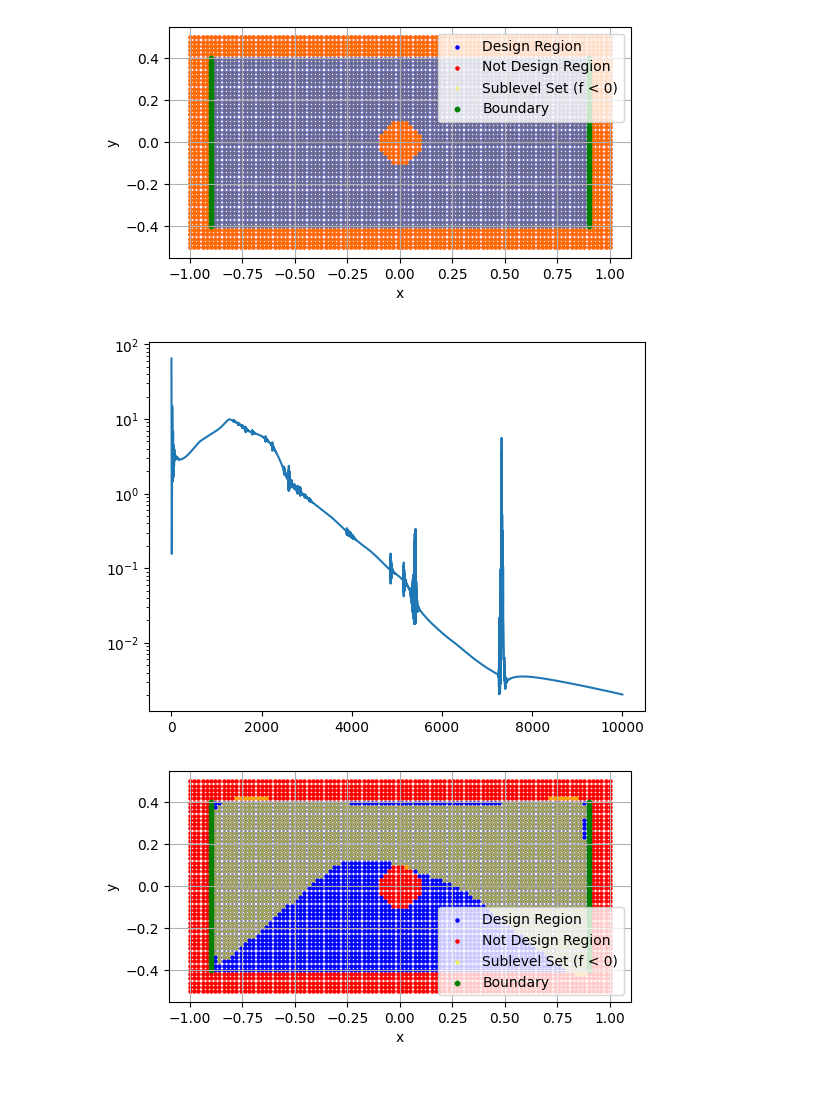
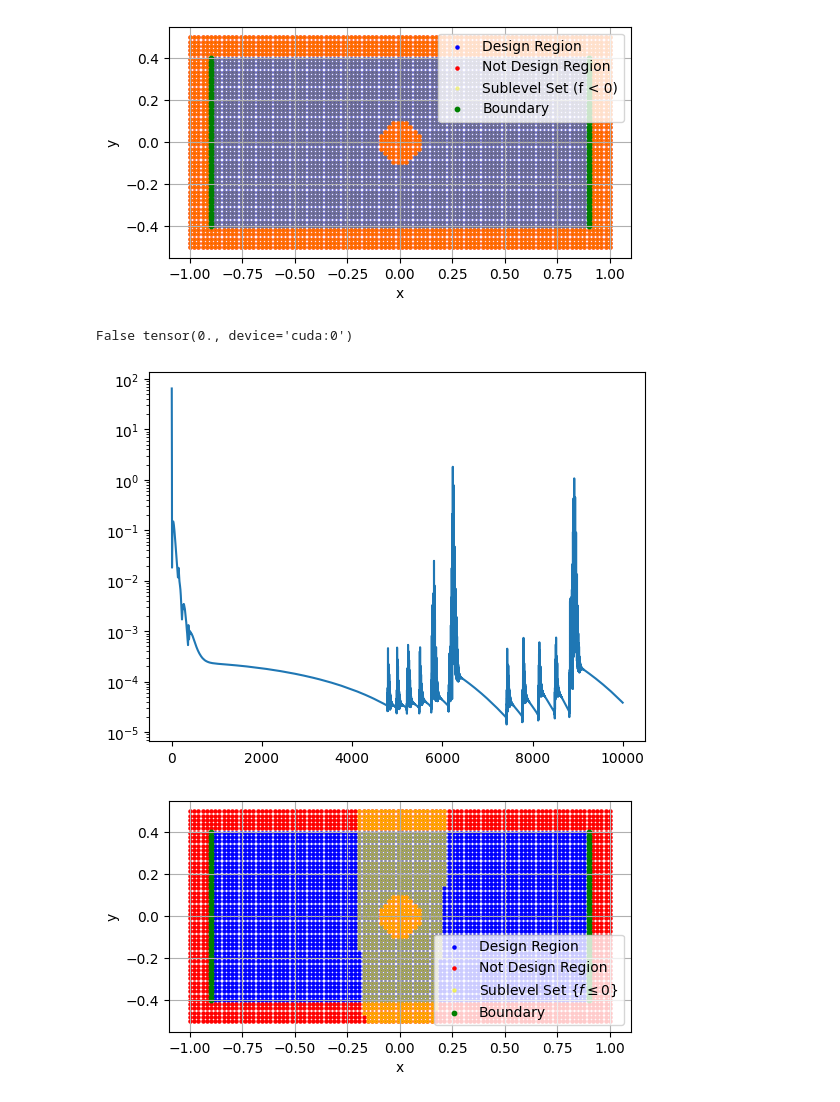
Before and after one commit to JamesAndrewKing/GaussNewtonShapes, a Jupyter notebook: notebooks/obstacle.ipynb, the cells around one changed output. Drawn from its saved outputs; the diff is of its cells as text; code cells hidden in the pictures.

```diff
--- a/notebooks/obstacle.ipynb
+++ b/notebooks/obstacle.ipynb
@@ -27,8 +30,8 @@ n_x = 100
 n_y = 50
 
 # Create linspace grid
-x = torch.linspace(-1.0, 1.0, n_x, dtype=torch.float64)
-y = torch.linspace(-0.5, 0.5, n_y, dtype=torch.float64)
+x = torch.linspace(-1.0, 1.0, n_x)
+y = torch.linspace(-0.5, 0.5, n_y)
 X, Y = torch.meshgrid(x, y, indexing='ij')
 pts = torch.stack([X.ravel(), Y.ravel()], dim=1)
 
@@ -40,9 +43,9 @@ mask = mask_dist | mask_inside_bounds
 pts_not_design_region = pts[mask]
 pts_design_region = pts[~mask]
 # %%
-x_boundary_left = torch.full((n_y,), -0.9, dtype=torch.float64)
-x_boundary_right = torch.full((n_y,), 0.9, dtype=torch.float64)
-y_boundary = torch.linspace(-0.4, 0.4, n_y, dtype=torch.float64)
+x_boundary_left = torch.full((n_y,), -0.9)
+x_boundary_right = torch.full((n_y,), 0.9)
+y_boundary = torch.linspace(-0.4, 0.4, n_y)
 
 pts_boundary_left = torch.stack([x_boundary_left, y_boundary], dim=1)
 pts_boundary_right = torch.stack([x_boundary_right, y_boundary], dim=1)
@@ -75,7 +78,7 @@ class GeneralResNet(nn.Module):
         self.params = dict(self.named_parameters())
         self.act = act
 
-    def forward(self, x):
+    def forward(self, x, z=torch.zeros([1,0])):
         x = self.act(self.fcs[0](x))
         for i in range(2,self.D):
             # Note: as per 7.12.2023 it throws the following error if x += ... is used
@@ -86,30 +89,29 @@ class GeneralResNet(nn.Module):
         return x
     def f(self, params, x):
         """Wrapper for functional_call."""
-        return functional_call(self, params, x.to(dtype=torch.float64))
+        return functional_call(self, params, x)
     def f(self, params, x):
         """Wrapper for functional_call."""
-        return functional_call(self, params, x.to(dtype=torch.float64))
+        return functional_call(self, params, x)
 
     def _f_x(self, params, x):
         """Jacobian of f with respect to input x (non-vectorized, private)."""
-        return jacrev(self.f, argnums=1)(params, x.to(dtype=torch.float64))
+        return jacrev(self.f, argnums=1)(params, x)
 
     def vf_x(self, params, x):
         """Vectorized Jacobian of f with respect to input x."""
-        return vmap(self._f_x, in_dims=(None, 0), out_dims=(0))(params, x.to(dtype=torch.float64))
+        return vmap(self._f_x, in_dims=(None, 0), out_dims=(0))(params, x)
 
     def _f_xx(self, params, x):
         """Hessian of f with respect to input x (non-vectorized, private)."""
-        return jacfwd(self._f_x, argnums=1)(params, x.to(dtype=torch.float64))
+        return jacfwd(self._f_x, argnums=1)(params, x)
 
     def vf_xx(self, params, x):
         """Vectorized Hessian of f with respect to input x."""
-        return vmap(self._f_xx, in_dims=(None, 0), out_dims=(0))(params, x.to(dtype=torch.float64))
+        return vmap(self._f_xx, in_dims=(None, 0), out_dims=(0))(params, x)
 # %%
 # model = GeneralResNet(ks=[2, 512, 512, 512, 1])
 model = GeneralResNet(ks=[2, 32, 32, 1])
-model = model.double()
 
 with torch.no_grad():
     values = model(pts).squeeze()
@@ -129,13 +131,52 @@ plt.grid(True)
 plt.show()
 # %% [output]
 [figure]
+# %%
+netp = NetWithPartials.create_from_model(model, nz=1, nx=2)#, max_group_size=1e8)
+bounds = torch.tensor([[-1,1], [-0.5,0.5]])
+
+## Define the function to check if query points a are inside the envelope, which in this case is trivially the bounds.
+## Since the query points will be in the bounds per construction, we could've also just returned True without checking.
+def is_inside_envelope(a: torch.Tensor):
+    """Get mask for points which are inside the envelope"""
+    is_inside_mask = (
+        (a[:, 0] >= bounds[0, 0]) &
+        (a[:, 0] <= bounds[0, 1]) &
+        (a[:, 1] >= bounds[1, 0]) &
+        (a[:, 1] <= bounds[1, 1])
+        )
+    return is_inside_mask
+
+
+ph_manager = PHManager(
+    mp_pool = None,
+    nx = 2, ## dimension of input
+    bounds = bounds, ## bounds of the rectangular domain, list of (min, max) pairs for each coordinate
+    netp = netp, ## model
+    scc_n_grid_points = 128, ## nof grid points along each dimension
+    func_inside_envelope = is_inside_envelope, ## a function to mask the points outside the envelope as these would create illegal connections. In the obstacle problem, we do not really need this.
+    ph_1_hole_level = 0.1, ## persistence of holes. Ignore if only ph_loss_maxdim=0 (at most 0-PH ie connectedness)
+    ph_loss_target_betti = [1,0,0], ## Target Betti-numers for each dim-PH. Connectedness means 1 for dim=0. Others can be ignored if ph_loss_maxdim=0.
+    iso_level = 0, ## level defining the boundary.  This also enforces the thickness of the thinest feature for an SDF.
+    ph_loss_sub0_points = False,
+    ph_loss_super0_points = False,
+    simjeb_root_dir = "", ## leave empty
+    problem_str= "", ## leave empty
+    ph_loss_maxdim=0, ## connectedness only
+    is_density=False, ## is the implicit function a density field? (no for an SDF)
+)
+
+success, loss_scc, _, _ = ph_manager.calc_ph_loss_cripser(z=torch.zeros([1,0]))
+print(success, loss_scc)
+# %% [output]
+False tensor(0., device='cuda:0')
 # %%
 loss_weights = {"interface": 10.0, "design_region": 1.0, "normal": 1.0, "connectedness": 100.0}
 params = model.params
 loss_over_iters = {}
-true_normal_left = torch.tensor([-1.0, 0.0], dtype=torch.float64)
-true_normal_right = torch.tensor([1.0, 0.0], dtype=torch.float64)
-pt_connectedness = torch.tensor([[0.0, 0.2]], dtype=torch.float64)
+true_normal_left = torch.tensor([-1.0, 0.0])
+true_normal_right = torch.tensor([1.0, 0.0])
+pts_connectedness = torch.tensor([[0.0, 0.2]])
 # Adam:
 optim = torch.optim.Adam(model.parameters(), lr=1e-3)
 
@@ -155,7 +196,8 @@ for i in (pbar:=trange(10000)):
     loss_normal_right = 0.5 * (normal_right - true_normal_right).square().sum(1).mean()
     loss_normal = loss_normal_left + loss_normal_right
     # Connectedness
-    loss_connectedness = 0.5 * (model.f(params, pt_connectedness) + 1.0).square().mean()
+    # loss_connectedness = 0.5 * (model.f(params, pt_connectedness) + 1.0).square().mean()
+    _, loss_connectedness, _, _ = ph_manager.calc_ph_loss_cripser(z=torch.zeros([1,0]))
 
     loss = (
         loss_weights["interface"] * loss_interface
@@ -181,27 +223,27 @@ plt.plot(loss_over_iters.keys(), loss_over_iters.values())
 plt.semilogy()
 plt.show()
 # %% [output]
-[figure, old version]
+[figure, new version]
 # %%
 with torch.no_grad():
     values = model(pts).squeeze()
 
 pts_sublevel = pts[values <= 0]
 
 # Plot the sublevel points
 plt.figure(figsize=(6, 3))
 plt.scatter(pts_design_region[:, 0].cpu(), pts_design_region[:, 1].cpu(), s=5, color='blue', label="Design Region")
 plt.scatter(pts_not_design_region[:, 0].cpu(), pts_not_design_region[:, 1].cpu(), s=5, color='red', label="Not Design Region")
-plt.scatter(pts_sublevel[:, 0].cpu(), pts_sublevel[:, 1].cpu(), s=5, color='yellow', alpha=0.5, label="Sublevel Set (f < 0)")
+plt.scatter(pts_sublevel[:, 0].cpu(), pts_sublevel[:, 1].cpu(), s=5, color='yellow', alpha=0.5, label="Sublevel Set $\{f \leq 0\}$")
 plt.scatter(pts_boundary[:, 0].cpu(), pts_boundary[:, 1].cpu(), s=10, color='green', label="Boundary")
 plt.gca().set_aspect('equal')
 plt.xlabel("x")
 plt.ylabel("y")
 plt.legend(loc="lower right")
 plt.grid(True)
 plt.show()
 # %% [output]
-[figure, old version]
+[figure, new version]
 # %%
 num_points = 100
 
```
Also changed, not shown: parts of 2 cells of this notebook, 24 other files.
